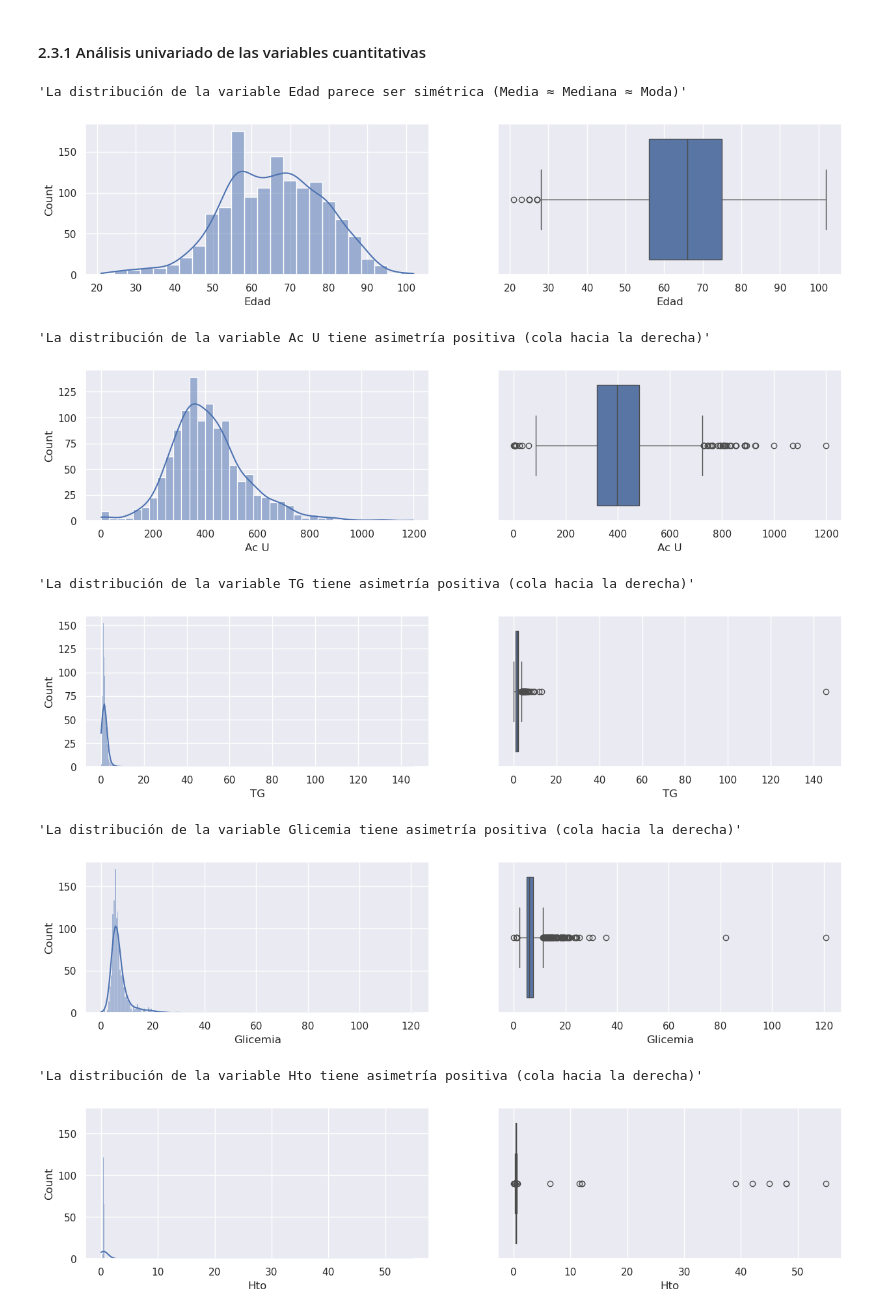
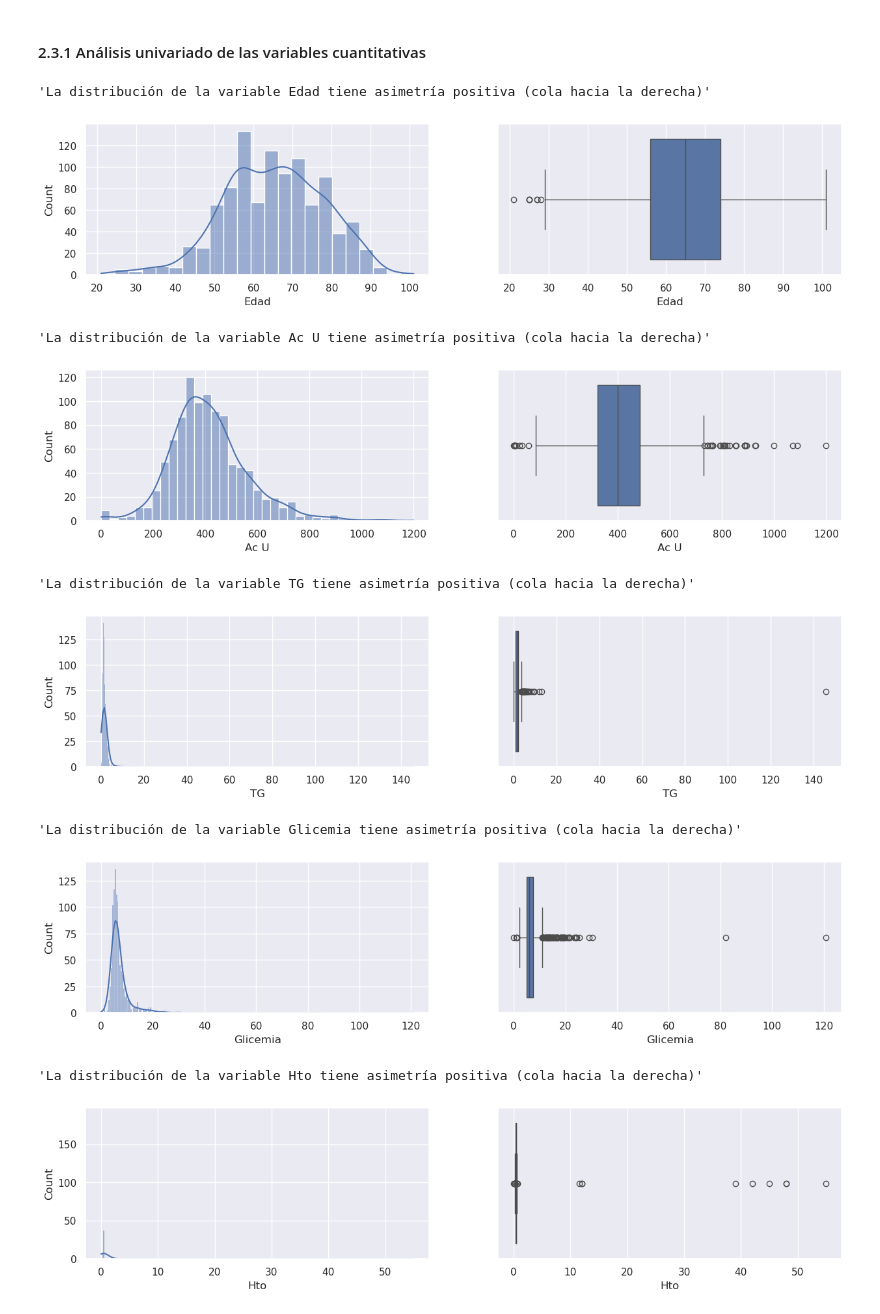
Before and after one commit to rguez4828/CURSO_CDIA, a Jupyter notebook: proyecto_coronario_cdia_final.ipynb, the cells around one changed output. Drawn from its saved outputs; the diff is of its cells as text; code cells hidden in the pictures.

```diff
--- a/proyecto_coronario_cdia_final.ipynb
+++ b/proyecto_coronario_cdia_final.ipynb
@@ -602,22 +564,22 @@ def analisis_var_objetivo(_dataframe: pd.DataFrame, _etiqueta: str, _caracterist
 # %% [markdown]
 #### 2.3.1 Análisis univariado de las variables cuantitativas
 # %%
-analisis_var_cuantitativa_sns(df_coronario_clf, 'Edad')
-analisis_var_cuantitativa_sns(df_coronario_clf, 'Ac U')
-analisis_var_cuantitativa_sns(df_coronario_clf, 'TG')
-analisis_var_cuantitativa_sns(df_coronario_clf, 'Glicemia')
-analisis_var_cuantitativa_sns(df_coronario_clf, 'Hto')
-analisis_var_cuantitativa_sns(df_coronario_clf, 'Leuc')
-analisis_var_cuantitativa_sns(df_coronario_clf, 'Colest')
+analisis_var_cuantitativa_sns(df_coronario_clf_sel, 'Edad')
+analisis_var_cuantitativa_sns(df_coronario_clf_sel, 'Ac U')
+analisis_var_cuantitativa_sns(df_coronario_clf_sel, 'TG')
+analisis_var_cuantitativa_sns(df_coronario_clf_sel, 'Glicemia')
+analisis_var_cuantitativa_sns(df_coronario_clf_sel, 'Hto')
+analisis_var_cuantitativa_sns(df_coronario_clf_sel, 'Leuc')
+analisis_var_cuantitativa_sns(df_coronario_clf_sel, 'Colest')
 # %% [output]
-'La distribución de la variable Edad parece ser simétrica (Media ≈ Mediana ≈ Moda)'
+'La distribución de la variable Edad tiene asimetría positiva (cola hacia la derecha)'
-[figure, old version]
+[figure, new version]
 'La distribución de la variable Ac U tiene asimetría positiva (cola hacia la derecha)'
-[figure, old version]
+[figure, new version]
 'La distribución de la variable TG tiene asimetría positiva (cola hacia la derecha)'
-[figure, old version]
+[figure, new version]
 'La distribución de la variable Glicemia tiene asimetría positiva (cola hacia la derecha)'
-[figure, old version]
+[figure, new version]
 'La distribución de la variable Hto tiene asimetría positiva (cola hacia la derecha)'
-[figure, old version]
+[figure, new version]
 'La distribución de la variable Leuc parece ser simétrica (Media ≈ Mediana ≈ Moda)'
```
Also changed, not shown: parts of 22 cells of this notebook.
